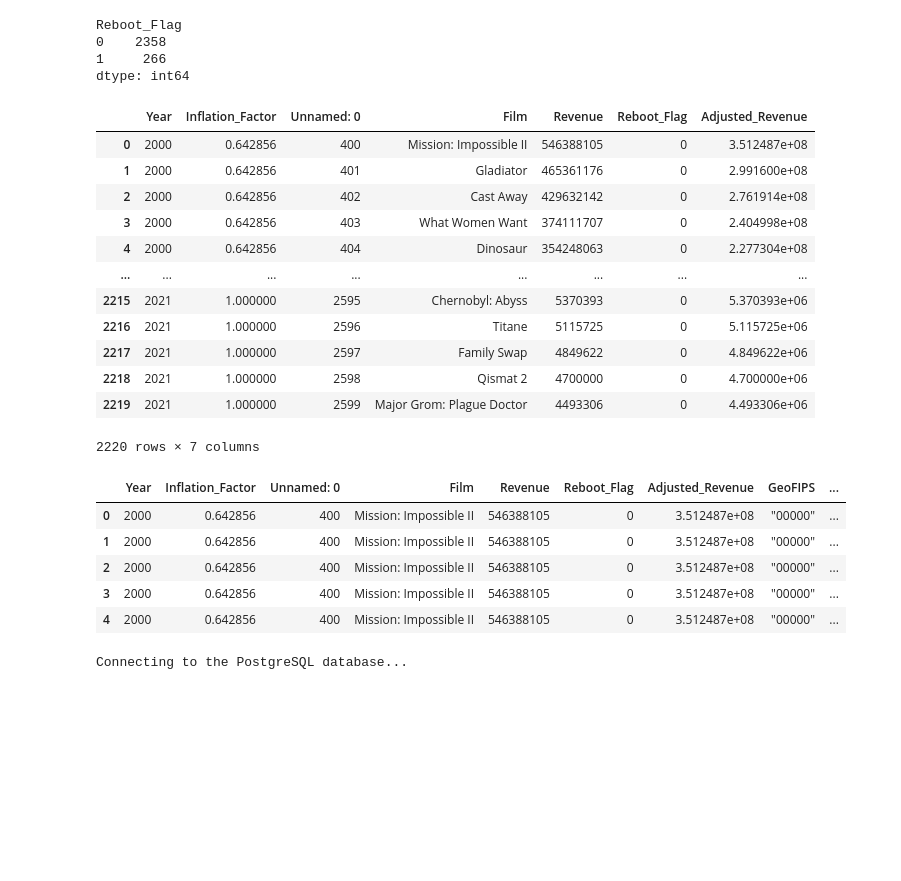
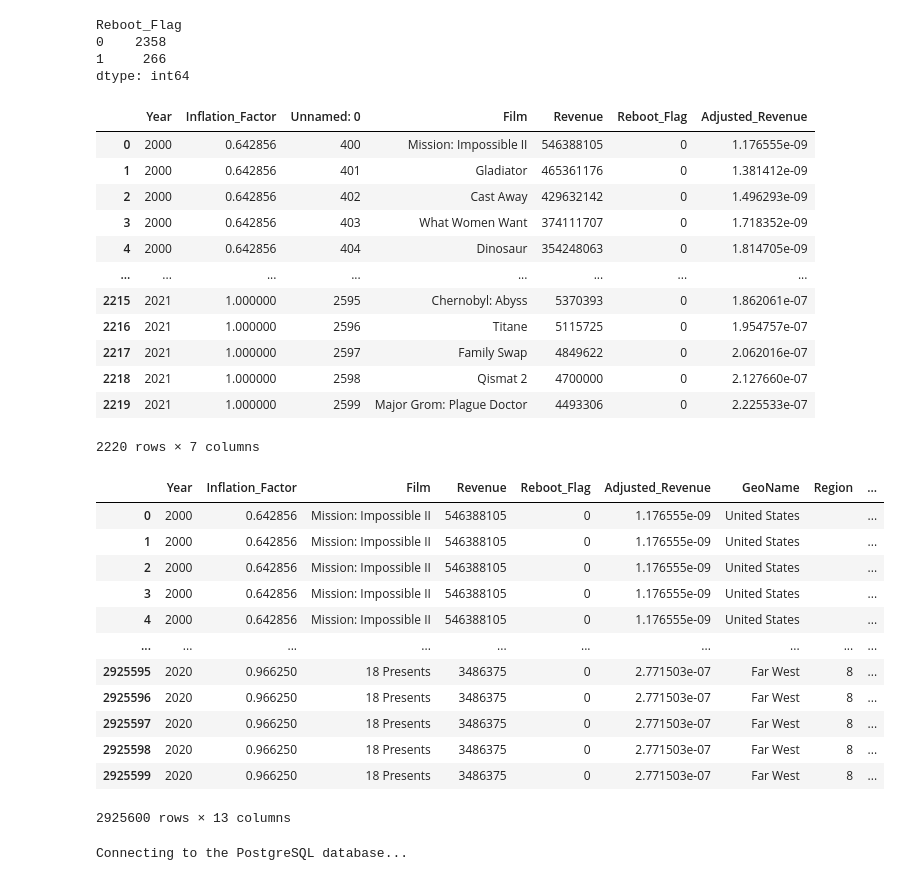
Before and after one commit to creeganmi/movies, a Jupyter notebook: masterTable.ipynb, the cells around one changed output. Saved outputs shown, nothing was run; the diff lists cells and outputs as text; code cells hidden in the pictures; blank space fills up the shorter version.

Commit message:
inflation adjustment

```diff
--- a/masterTable.ipynb
+++ b/masterTable.ipynb
@@ -100,21 +107,21 @@ df = reduce(lambda left,right: pd.merge(left,right,on='Year'), dfs)
 # %%
 # adjust revenue for inflation
 
-df['Adjusted_Revenue'] = df['Inflation_Factor'] * df['Revenue']
+df['Adjusted_Revenue'] = df['Inflation_Factor'] / df['Revenue']
 df
 # %% [output]
 |  | Year | Inflation_Factor | Unnamed: 0 | Film | Revenue | Reboot_Flag | Adjusted_Revenue |
-| 0 | 2000 | 0.642856 | 400 | Mission: Impossible II | 546388105 | 0 | 3.512487e+08 |
-| 1 | 2000 | 0.642856 | 401 | Gladiator | 465361176 | 0 | 2.991600e+08 |
-| 2 | 2000 | 0.642856 | 402 | Cast Away | 429632142 | 0 | 2.761914e+08 |
-| 3 | 2000 | 0.642856 | 403 | What Women Want | 374111707 | 0 | 2.404998e+08 |
-| 4 | 2000 | 0.642856 | 404 | Dinosaur | 354248063 | 0 | 2.277304e+08 |
+| 0 | 2000 | 0.642856 | 400 | Mission: Impossible II | 546388105 | 0 | 1.176555e-09 |
+| 1 | 2000 | 0.642856 | 401 | Gladiator | 465361176 | 0 | 1.381412e-09 |
+| 2 | 2000 | 0.642856 | 402 | Cast Away | 429632142 | 0 | 1.496293e-09 |
+| 3 | 2000 | 0.642856 | 403 | What Women Want | 374111707 | 0 | 1.718352e-09 |
+| 4 | 2000 | 0.642856 | 404 | Dinosaur | 354248063 | 0 | 1.814705e-09 |
 | ... | ... | ... | ... | ... | ... | ... | ... |
-| 2215 | 2021 | 1.000000 | 2595 | Chernobyl: Abyss | 5370393 | 0 | 5.370393e+06 |
-| 2216 | 2021 | 1.000000 | 2596 | Titane | 5115725 | 0 | 5.115725e+06 |
-| 2217 | 2021 | 1.000000 | 2597 | Family Swap | 4849622 | 0 | 4.849622e+06 |
-| 2218 | 2021 | 1.000000 | 2598 | Qismat 2 | 4700000 | 0 | 4.700000e+06 |
-| 2219 | 2021 | 1.000000 | 2599 | Major Grom: Plague Doctor | 4493306 | 0 | 4.493306e+06 |
+| 2215 | 2021 | 1.000000 | 2595 | Chernobyl: Abyss | 5370393 | 0 | 1.862061e-07 |
+| 2216 | 2021 | 1.000000 | 2596 | Titane | 5115725 | 0 | 1.954757e-07 |
+| 2217 | 2021 | 1.000000 | 2597 | Family Swap | 4849622 | 0 | 2.062016e-07 |
+| 2218 | 2021 | 1.000000 | 2598 | Qismat 2 | 4700000 | 0 | 2.127660e-07 |
+| 2219 | 2021 | 1.000000 | 2599 | Major Grom: Plague Doctor | 4493306 | 0 | 2.225533e-07 |
 2220 rows × 7 columns
 # %%
 # combine all economic indicator data with movies data
@@ -125,15 +132,23 @@ final_table = reduce(lambda left,right: pd.merge(left,right,on='Year'), merged)
 # %%
 # adjust economic indicators for inflation
 
-final_table['Adjusted_Metric'] = final_table['Metric'] * final_table['Inflation_Factor']
-final_table.head()
+final_table['Adjusted_Metric'] = final_table['Metric'] / final_table['Inflation_Factor']
+final_table = final_table.drop(['Unnamed: 0','GeoFIPS'], axis=1)
+final_table
 # %% [output]
-|  | Year | Inflation_Factor | Unnamed: 0 | Film | Revenue | Reboot_Flag | Adjusted_Revenue | GeoFIPS | ... |
-| 0 | 2000 | 0.642856 | 400 | Mission: Impossible II | 546388105 | 0 | 3.512487e+08 | "00000" | ... |
-| 1 | 2000 | 0.642856 | 400 | Mission: Impossible II | 546388105 | 0 | 3.512487e+08 | "00000" | ... |
-| 2 | 2000 | 0.642856 | 400 | Mission: Impossible II | 546388105 | 0 | 3.512487e+08 | "00000" | ... |
-| 3 | 2000 | 0.642856 | 400 | Mission: Impossible II | 546388105 | 0 | 3.512487e+08 | "00000" | ... |
-| 4 | 2000 | 0.642856 | 400 | Mission: Impossible II | 546388105 | 0 | 3.512487e+08 | "00000" | ... |
+|  | Year | Inflation_Factor | Film | Revenue | Reboot_Flag | Adjusted_Revenue | GeoName | Region | ... |
+| 0 | 2000 | 0.642856 | Mission: Impossible II | 546388105 | 0 | 1.176555e-09 | United States |  | ... |
+| 1 | 2000 | 0.642856 | Mission: Impossible II | 546388105 | 0 | 1.176555e-09 | United States |  | ... |
+| 2 | 2000 | 0.642856 | Mission: Impossible II | 546388105 | 0 | 1.176555e-09 | United States |  | ... |
+| 3 | 2000 | 0.642856 | Mission: Impossible II | 546388105 | 0 | 1.176555e-09 | United States |  | ... |
+| 4 | 2000 | 0.642856 | Mission: Impossible II | 546388105 | 0 | 1.176555e-09 | United States |  | ... |
+| ... | ... | ... | ... | ... | ... | ... | ... | ... | ... |
+| 2925595 | 2020 | 0.966250 | 18 Presents | 3486375 | 0 | 2.771503e-07 | Far West | 8 | ... |
+| 2925596 | 2020 | 0.966250 | 18 Presents | 3486375 | 0 | 2.771503e-07 | Far West | 8 | ... |
+| 2925597 | 2020 | 0.966250 | 18 Presents | 3486375 | 0 | 2.771503e-07 | Far West | 8 | ... |
+| 2925598 | 2020 | 0.966250 | 18 Presents | 3486375 | 0 | 2.771503e-07 | Far West | 8 | ... |
+| 2925599 | 2020 | 0.966250 | 18 Presents | 3486375 | 0 | 2.771503e-07 | Far West | 8 | ... |
+2925600 rows × 13 columns
 # %%
 # connect to postgres
 
```
Also changed, not shown: parts of 2 cells of this notebook.
